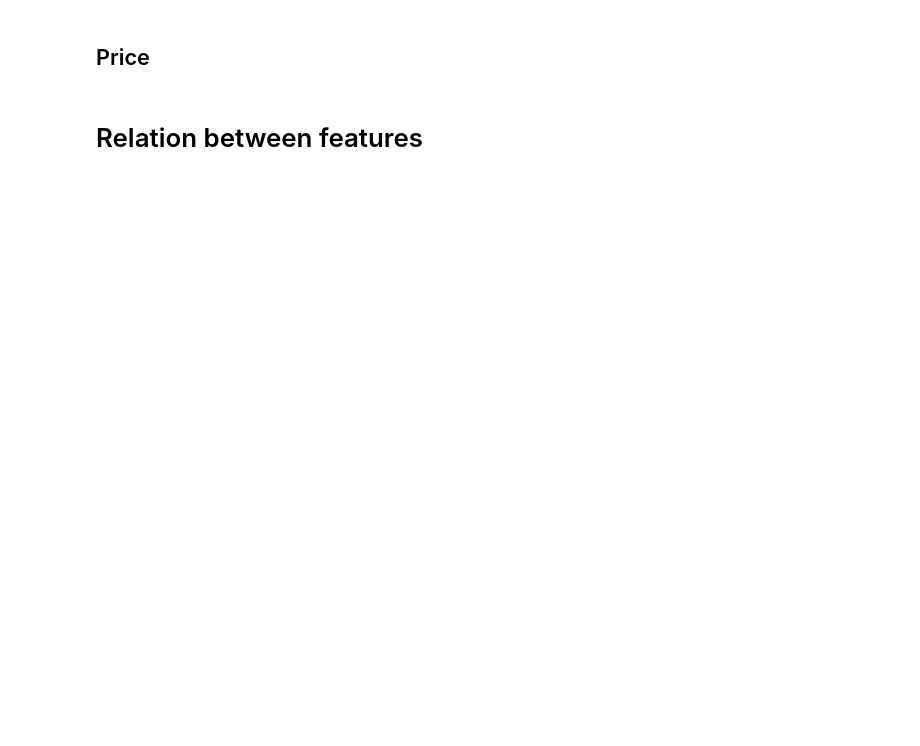
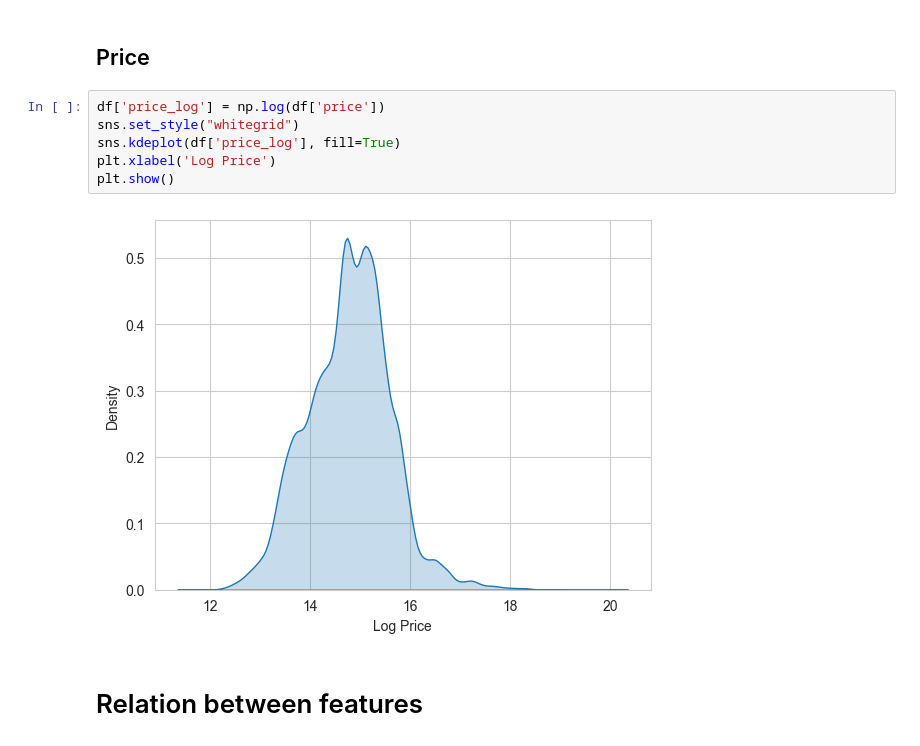
Before and after one commit to RadimCech/LSM1_projekt, a Jupyter notebook: script.ipynb, the cells around one changed output. Saved outputs shown, nothing was run; the diff lists cells and outputs as text; blank space fills up the shorter version.

```diff
--- a/script.ipynb
+++ b/script.ipynb
@@ -214,4 +219,12 @@ plt.show()
 # %% [markdown]
 ## Price
+# %%
+df['price_log'] = np.log(df['price'])
+sns.set_style("whitegrid")
+sns.kdeplot(df['price_log'], fill=True)
+plt.xlabel('Log Price')
+plt.show()
+# %% [output]
+[figure, added]
 # %% [markdown]
 # Relation between features
```
Also changed, not shown: parts of 7 cells of this notebook.
